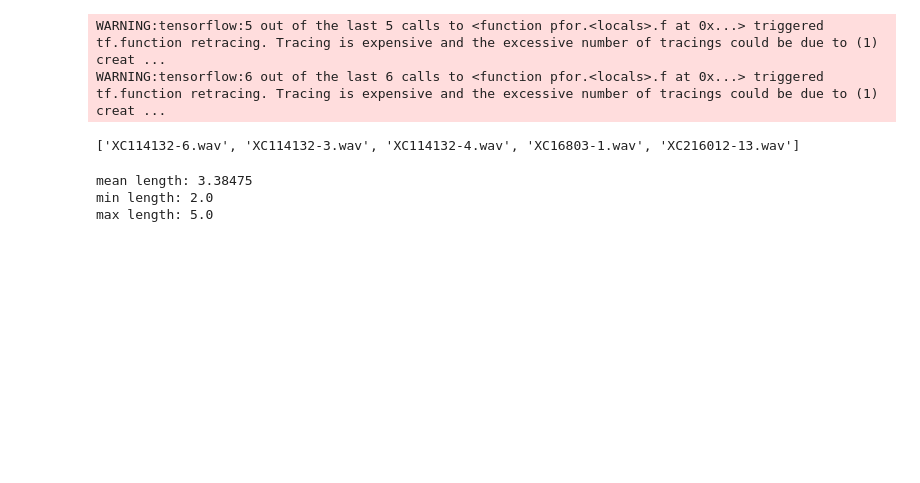
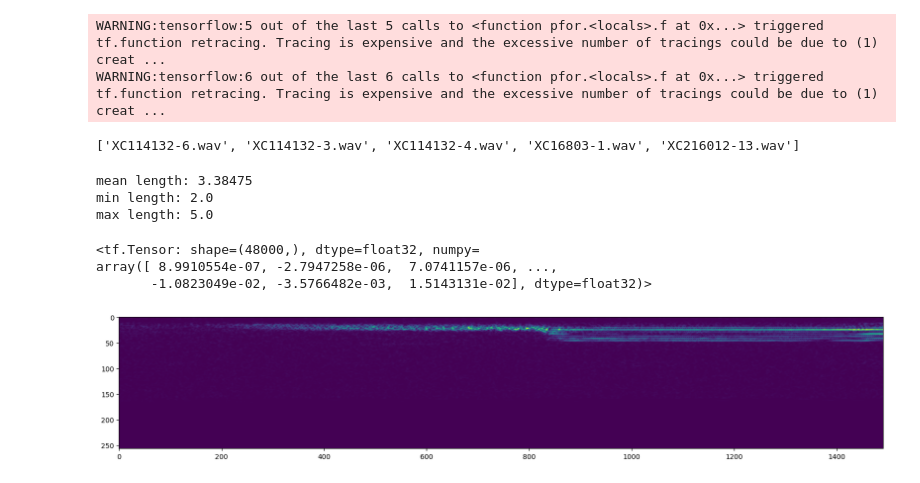
Before and after one commit to v-zeng/python_projects, a Jupyter notebook: tf_audio_classifier.ipynb, the cells around one changed output. Saved outputs shown, nothing was run; the diff lists cells and outputs as text; code cells hidden in the pictures; blank space fills up the shorter version.

```diff
--- a/tf_audio_classifier.ipynb
+++ b/tf_audio_classifier.ipynb
@@ -129,0 +129,26 @@ max length: 5.0
+# %%
+# 5. Create function for converting data to spectrograms; preprocessing
+def preprocess(file_path, label): # label will be passed through
+  wav = load_wav_16k_mono(file_path) # convert data to desired wav form
+  wav = wav[:48000] # use 48k sizing for each signal]
+  # zero padding for sub-48k clips
+  zero_padding = tf.zeros([48000] - tf.shape(wav), dtype=tf.float32)
+  wav = tf.concat([zero_padding, wav], 0)
+  # short-time Fourier transformation
+  spectrogram = tf.signal.stft(wav, frame_length=320, frame_step=32)
+  spectrogram = tf.abs(spectrogram) # convert to absolute values
+  # add single channel for use with CNN
+  spectrogram = tf.expand_dims(spectrogram, axis=2)
+  return spectrogram, label
+# %%
+# test function
+wav = load_wav_16k_mono(capuchin_file)
+wav = wav[:48000] # use 48k sizing for each signal]
+# zero padding for sub-48k clips
+zero_padding = tf.zeros([48000] - tf.shape(wav), dtype=tf.float32)
+wav = tf.concat([zero_padding, wav], 0)
+wav
+# %% [output]
+<tf.Tensor: shape=(48000,), dtype=float32, numpy=
+array([ 8.9910554e-07, -2.7947258e-06,  7.0741157e-06, ...,
+       -1.0823049e-02, -3.5766482e-03,  1.5143131e-02], dtype=float32)>
@@ -129,0 +160,10 @@ max length: 5.0
+# %%
+# test function cont'd 2 - view spectrogram
+# get next positive example from pipeline
+filepath, label = positives.shuffle(buffer_size=10000).as_numpy_iterator().next()
+spectrogram, label = preprocess(filepath, label)
+plt.figure(figsize=(20,15))
+plt.imshow(tf.transpose(spectrogram)[0])
+plt.show()
+# %% [output]
+[figure, added]
```
Also changed, not shown: parts of 9 cells of this notebook.
